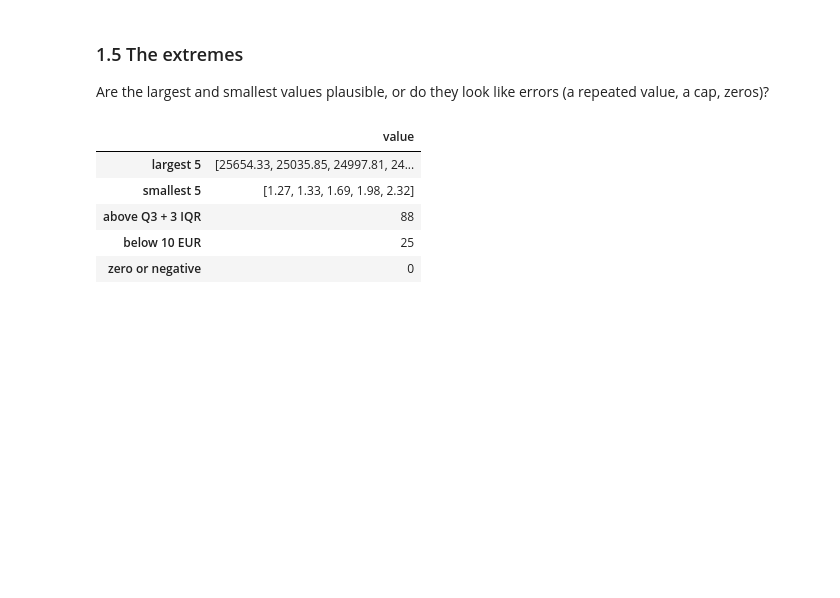
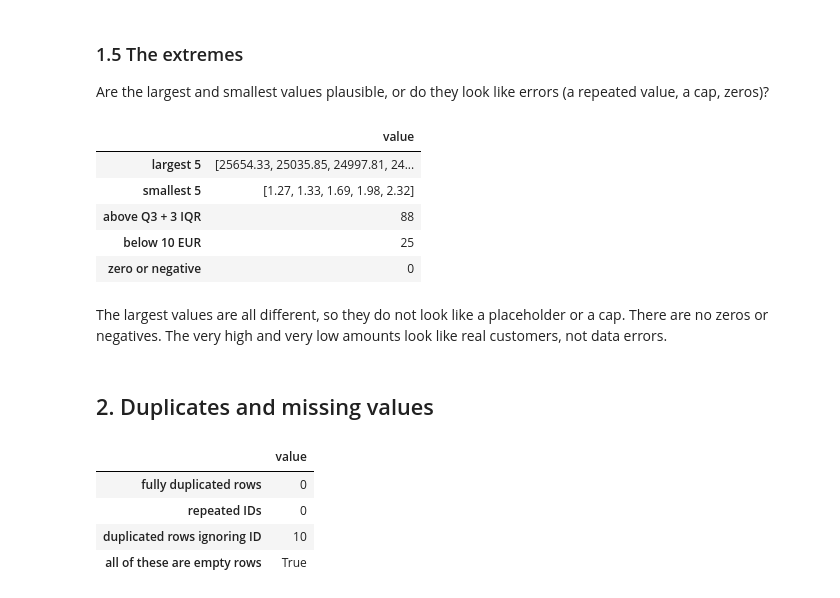
Before and after one commit to tiagocrz/ETAI-Project, a Jupyter notebook: notebooks/01_eda.ipynb, the cells around one changed output. Cells and saved outputs as stored; diff of their text form; code cells hidden in the pictures; blank space fills up the shorter version.

```diff
--- a/notebooks/01_eda.ipynb
+++ b/notebooks/01_eda.ipynb
@@ -218,3 +218,23 @@ pd.Series({
 | above Q3 + 3 IQR | 88 |
 | below 10 EUR | 25 |
 | zero or negative | 0 |
+# %% [markdown]
+The largest values are all different, so they do not look like a placeholder or a cap. There are no
+zeros or negatives. The very high and very low amounts look like real customers, not data errors.
+# %% [markdown]
+## 2. Duplicates and missing values
+# %%
+ID = cfg["data"]["id_column"]
+dup_no_id = train.drop(columns=ID).duplicated(keep=False)
+pd.Series({
+    "fully duplicated rows": int(train.duplicated().sum()),
+    "repeated IDs": int(train[ID].duplicated().sum()),
+    "duplicated rows ignoring ID": int(train.drop(columns=ID).duplicated().sum()),
+    "all of these are empty rows": bool(train.loc[dup_no_id, "Total a Pagar"].isna().all()),
+}).to_frame("value")
+# %% [output]
+|  | value |
+| fully duplicated rows | 0 |
+| repeated IDs | 0 |
+| duplicated rows ignoring ID | 10 |
+| all of these are empty rows | True |
```
Also changed, not shown: parts of 5 cells of this notebook.
